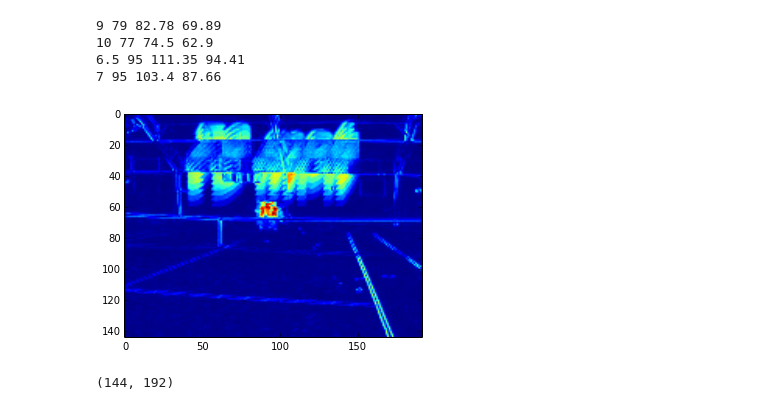
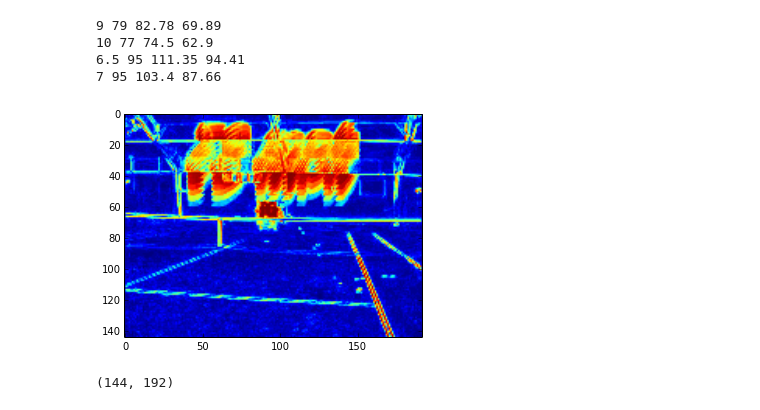
Before and after one commit to wcyuan/opencv_ipynotebook, a Jupyter notebook: 2015-07-29 Images.ipynb, the cells around one changed output. Drawn from its saved outputs; the diff is of its cells as text; code cells hidden in the pictures.

```diff
--- a/2015-07-29 Images.ipynb
+++ b/2015-07-29 Images.ipynb
@@ -244,3 +244,4 @@ True
 ret, im = cap.read()
 # %%
 im.shape
+ii=10
@@ -411,26 +410,29 @@ print      7,     95,  init_speed(7,   d=60.,  fps=15.), avg_speed(7,   d=60.,
 # %%
 # Create a single grayscale image where for each pixel you figure out the
 # median brightness in the entire video for that pixel.  Then in your
 # image, your pixel color is the brightness that is most different
 # from the median.
+
+# Increase contrast to make the non-zero pixels show up stronger.
+contrast = 5
 
 def diff_median(frames, start, end):
     # convert a portion of the video to grayscale
     gray = array([cv2.cvtColor(frames[ii], cv2.COLOR_RGB2GRAY)
                   for ii in xrange(start, end)])
     # Find medians across the video segment
     medians = numpy.median(gray, 0)
     # take differences
     diffs = gray - medians
     # for each pixel, keep only the greatest difference from the median
     abses = numpy.abs(diffs)
-    maxes = numpy.max(abses, 0)
+    maxes = 255-(((255.0-numpy.max(abses, 0))/255.0)**contrast)
     pylab.imshow(maxes)
-    #return maxes
 
-diff_median(frames, 10, 60)
+
+diff_median(frames, 10,60)
 # %% [output]
-[figure, old version]
+[figure, new version]
 # %%
 maxes.shape
 # %% [output]
```
Also changed, not shown: parts of 3 cells of this notebook.
